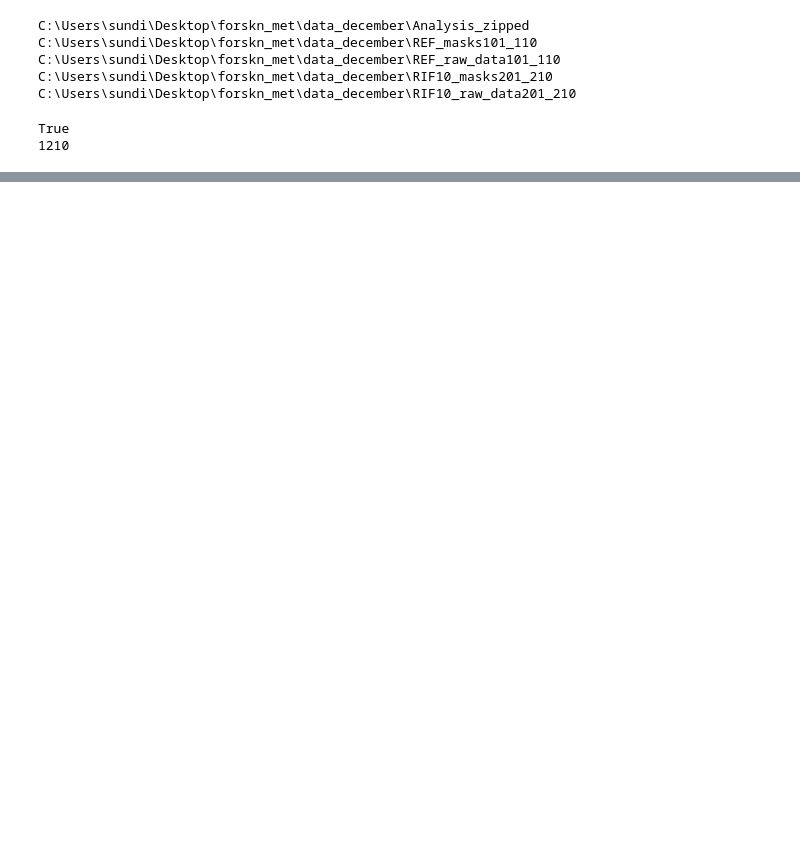
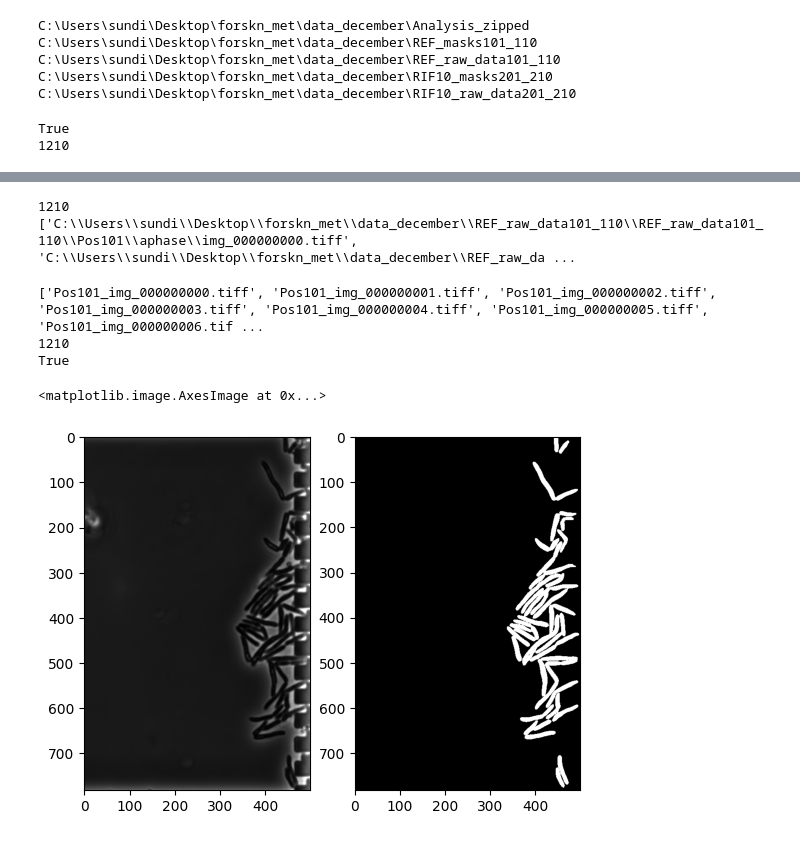
Before and after one commit to joelsundin/forskningsmetodik_2025, a Jupyter notebook: check.ipynb, the cells around one changed output, grey strips where cells are left out. Cells and saved outputs as stored; diff of their text form; code cells hidden in the pictures; blank space fills up the shorter version.

```diff
--- a/check.ipynb
+++ b/check.ipynb
@@ -101,0 +102,6 @@ a[2].imshow(mask ,cmap='Reds',alpha=0.5)
+# %%
+print(len(full_image_paths))
+print(full_image_paths)
+# %% [output]
+1210
+['C:\\Users\\sundi\\Desktop\\forskn_met\\data_december\\REF_raw_data101_110\\REF_raw_data101_110\\Pos101\\aphase\\img_000000000.tiff', 'C:\\Users\\sundi\\Desktop\\forskn_met\\data_december\\REF_raw_da ...
@@ -101,0 +131,23 @@ a[2].imshow(mask ,cmap='Reds',alpha=0.5)
+# %%
+print(os.listdir(new_loc + "\\images"))
+print(len(os.listdir(new_loc + "\\images")))
+print(len(os.listdir(new_loc + "\\images")) == len(os.listdir(new_loc + "\\masks")))
+# %% [output]
+['Pos101_img_000000000.tiff', 'Pos101_img_000000001.tiff', 'Pos101_img_000000002.tiff', 'Pos101_img_000000003.tiff', 'Pos101_img_000000004.tiff', 'Pos101_img_000000005.tiff', 'Pos101_img_000000006.tif ...
+1210
+True
+# %%
+sample_no = random.randint(0, len(full_image_paths))
+image_base_path = "C:\\Users\\sundi\\Desktop\\forskn_met\\data_december\\data_12_04\\images\\"
+mask_base_path = "C:\\Users\\sundi\\Desktop\\forskn_met\\data_december\\data_12_04\\masks\\"
+images = os.listdir(r"C:\Users\sundi\Desktop\forskn_met\data_december\data_12_04\images")
+masks = os.listdir(r"C:\Users\sundi\Desktop\forskn_met\data_december\data_12_04\masks")
+
+f, a = plt.subplots(1,2)
+a[0].imshow(Image.open(image_base_path + images[sample_no]), cmap="gray")
+mask = np.array(Image.open(mask_base_path + masks[sample_no])) > 0
+
+a[1].imshow(mask , cmap="gray")
+# %% [output]
+<matplotlib.image.AxesImage at 0x...>
+[figure, added]
```
Also changed, not shown: parts of 3 cells of this notebook.
